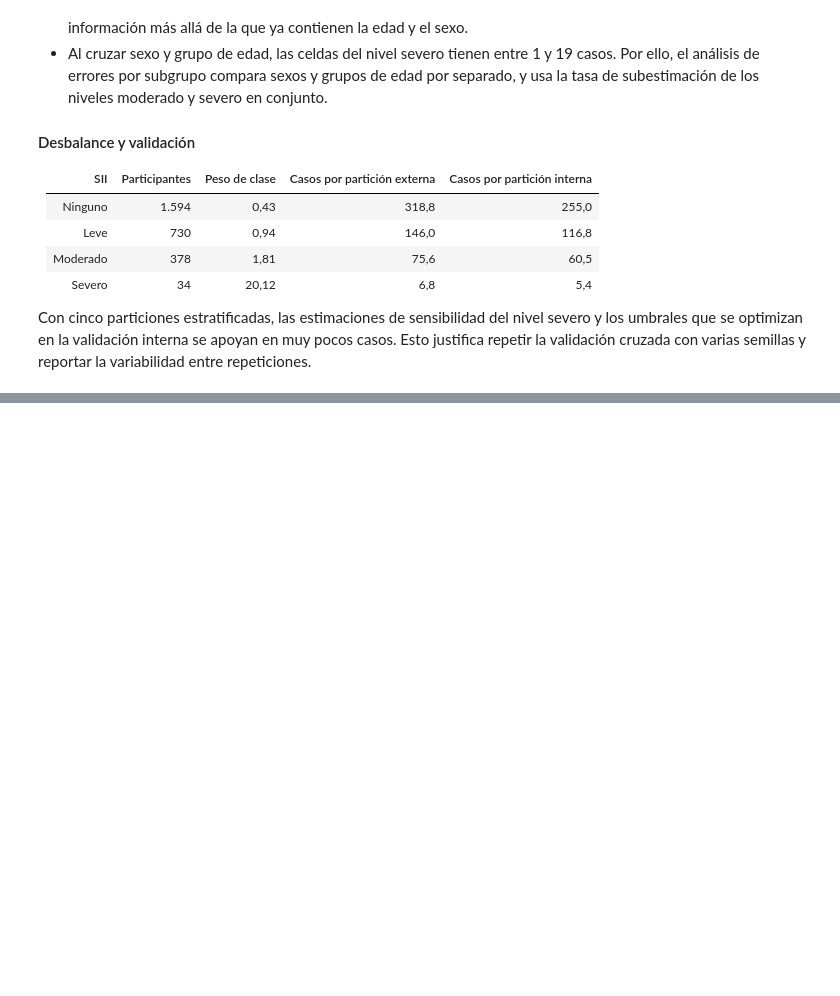
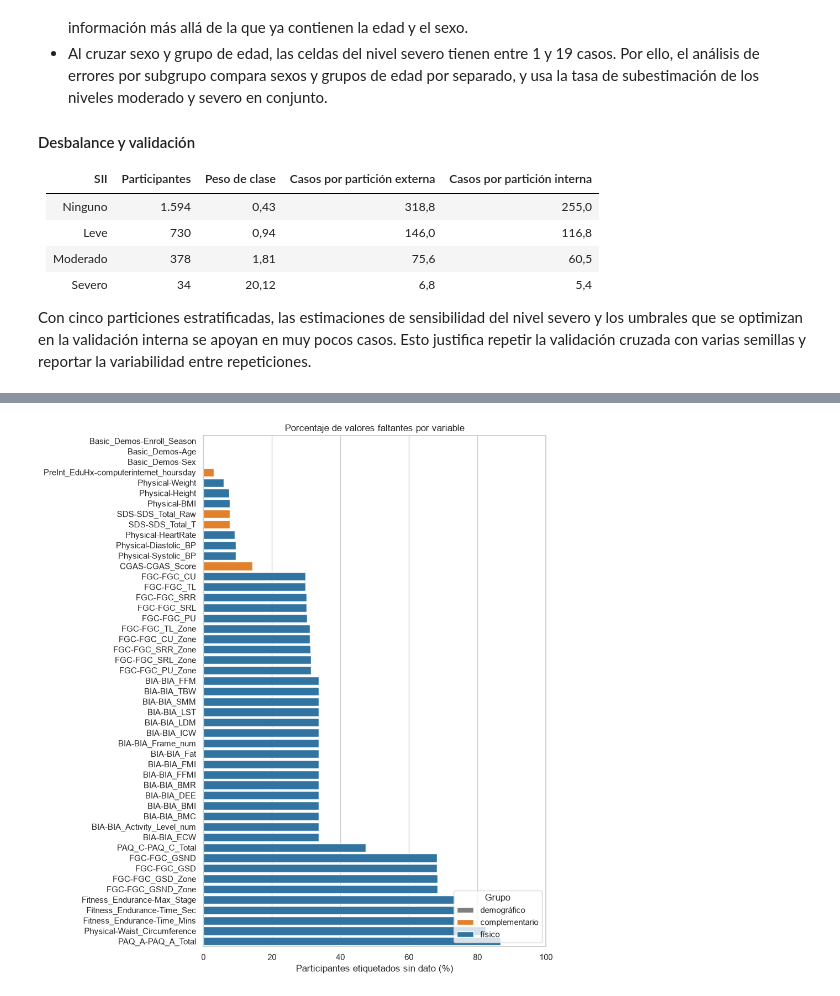
Before and after one commit to juanestebancg2806/piu-severity-prediction, a Jupyter notebook: notebooks/01_eda.ipynb, the cells around one changed output, grey strips where cells are left out. Cells and saved outputs as stored; diff of their text form; code cells hidden in the pictures; blank space fills up the shorter version.

```diff
--- a/notebooks/01_eda.ipynb
+++ b/notebooks/01_eda.ipynb
@@ -775,0 +849,31 @@ Con cinco particiones estratificadas, las estimaciones de sensibilidad del nivel
+# %%
+faltantes_variable = (
+    (100 * etiquetados_df[medicion.index].isna().mean())
+    .rename("% faltante")
+    .rename_axis("columna")
+    .to_frame()
+    .join(medicion[["grupo", "instrumento_corto"]])
+    .sort_values("% faltante")
+)
+
+fig, ax = plt.subplots(figsize=(8, 12))
+sns.barplot(
+    data=faltantes_variable.reset_index(),
+    x="% faltante",
+    y="columna",
+    hue="grupo",
+    dodge=False,
+    palette={"demográfico": "tab:gray", "físico": "tab:blue", "complementario": "tab:orange"},
+    ax=ax,
+)
+ax.set(
+    xlabel="Participantes etiquetados sin dato (%)",
+    ylabel="",
+    title="Porcentaje de valores faltantes por variable",
+    xlim=(0, 100),
+)
+ax.legend(title="Grupo", loc="lower right")
+save_figure(fig, "faltantes_por_variable", FIGURES_DIR)
+plt.show()
+# %% [output]
+[figure, added]
```
Also changed, not shown: parts of 8 cells of this notebook, 4 other files.
